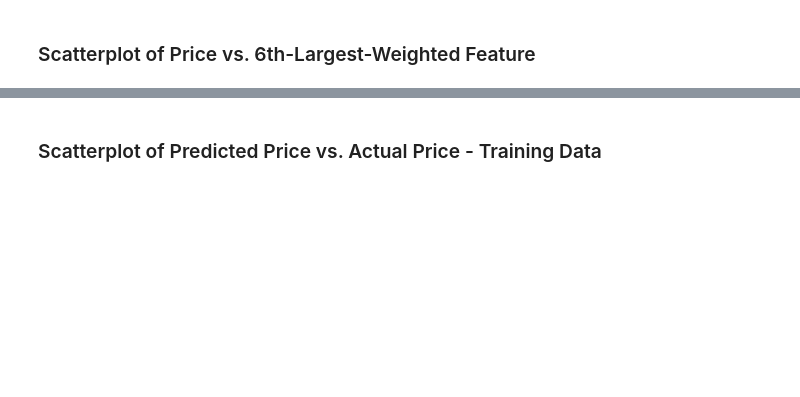
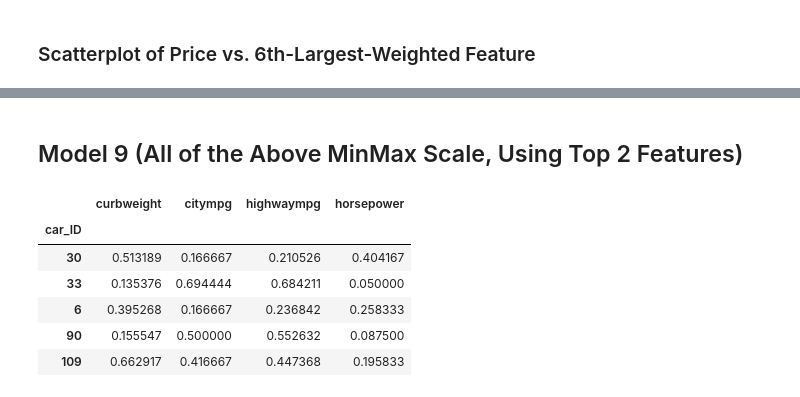
Before and after one commit to wavyvone/Car_Prediction_Analysis, a Jupyter notebook: Regression_with_scatterplots.ipynb, the cells around one changed output, grey strips where cells are left out. Saved outputs shown, nothing was run; the diff lists cells and outputs as text; code cells hidden in the pictures; blank space fills up the shorter version.

```diff
--- a/Regression_with_scatterplots.ipynb
+++ b/Regression_with_scatterplots.ipynb
@@ -540,2 +544,14 @@ plt.legend();
-# %% [markdown]
-### Scatterplot of Predicted Price vs. Actual Price - Training Data
+# %% [markdown]
+## Model 9 (All of the Above MinMax Scale, Using Top 2 Features)
+# %%
+top2_minmax_train_X = minmax_train_X[["curbweight", "citympg", "highwaympg", "horsepower"]]
+top2_minmax_test_X = minmax_test_X[["curbweight", "citympg", "highwaympg", "horsepower"]]
+top2_minmax_train_X.head()
+# %% [output]
+|  | curbweight | citympg | highwaympg | horsepower |
+| car_ID |  |  |  |  |
+| 30 | 0.513189 | 0.166667 | 0.210526 | 0.404167 |
+| 33 | 0.135376 | 0.694444 | 0.684211 | 0.050000 |
+| 6 | 0.395268 | 0.166667 | 0.236842 | 0.258333 |
+| 90 | 0.155547 | 0.500000 | 0.552632 | 0.087500 |
+| 109 | 0.662917 | 0.416667 | 0.447368 | 0.195833 |
```
Also changed, not shown: parts of 25 cells of this notebook.
